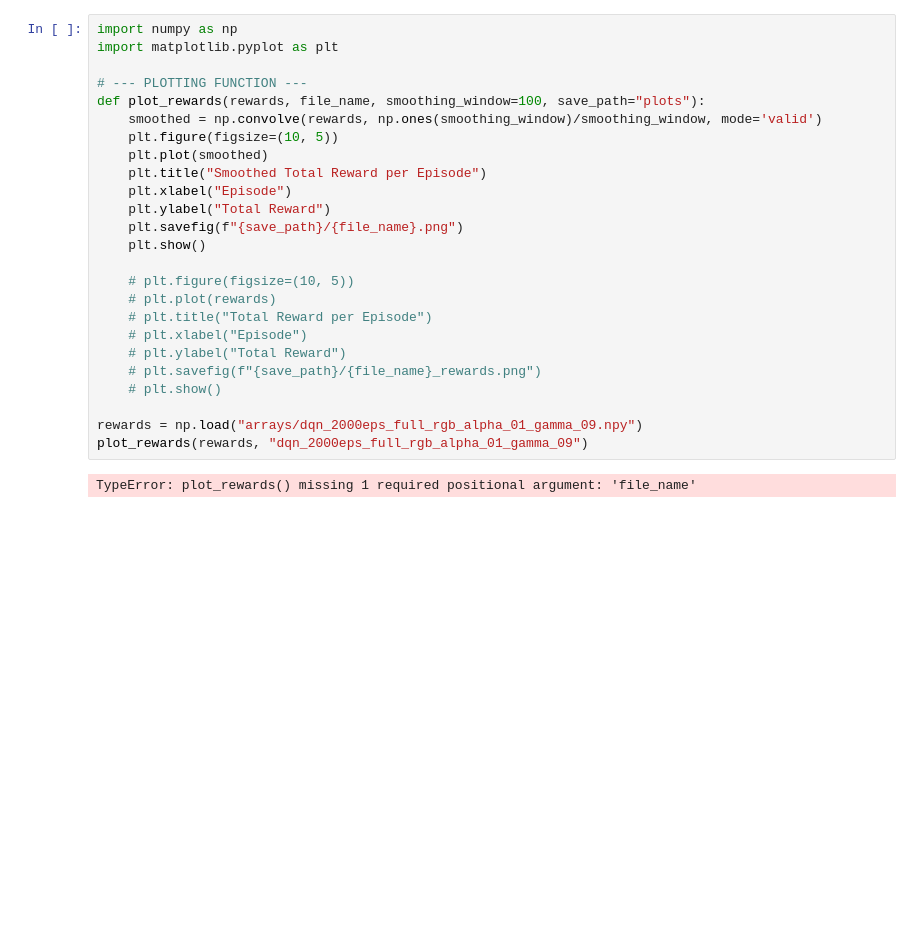
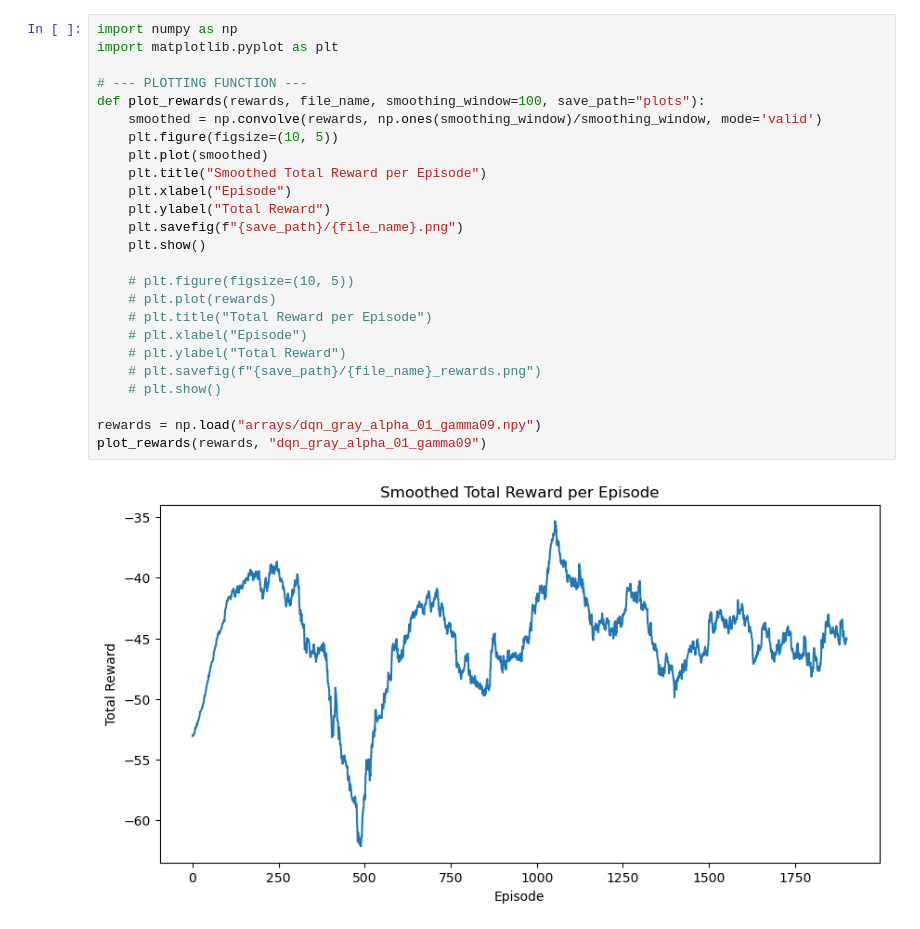
Before and after one commit to Real-Subzi/Reinforcement-Learning-Group-Project, a Jupyter notebook: testing/extractors/plotter.ipynb, the cells around one changed output. Cells and saved outputs as stored; diff of their text form; blank space fills up the shorter version.

```diff
--- a/testing/extractors/plotter.ipynb
+++ b/testing/extractors/plotter.ipynb
@@ -1,27 +1,27 @@
 # %%
 import numpy as np
 import matplotlib.pyplot as plt
 
 # --- PLOTTING FUNCTION ---
 def plot_rewards(rewards, file_name, smoothing_window=100, save_path="plots"):
     smoothed = np.convolve(rewards, np.ones(smoothing_window)/smoothing_window, mode='valid')
     plt.figure(figsize=(10, 5))
     plt.plot(smoothed)
     plt.title("Smoothed Total Reward per Episode")
     plt.xlabel("Episode")
     plt.ylabel("Total Reward")
     plt.savefig(f"{save_path}/{file_name}.png")
     plt.show()
 
     # plt.figure(figsize=(10, 5))
     # plt.plot(rewards)
     # plt.title("Total Reward per Episode")
     # plt.xlabel("Episode")
     # plt.ylabel("Total Reward")
     # plt.savefig(f"{save_path}/{file_name}_rewards.png")
     # plt.show()
 
-rewards = np.load("arrays/dqn_2000eps_full_rgb_alpha_01_gamma_09.npy")
-plot_rewards(rewards, "dqn_2000eps_full_rgb_alpha_01_gamma_09")
+rewards = np.load("arrays/dqn_gray_alpha_01_gamma09.npy")
+plot_rewards(rewards, "dqn_gray_alpha_01_gamma09")
 # %% [output]
-TypeError: plot_rewards() missing 1 required positional argument: 'file_name'
+[figure, added]
```
Also changed, not shown: 12 other files.
